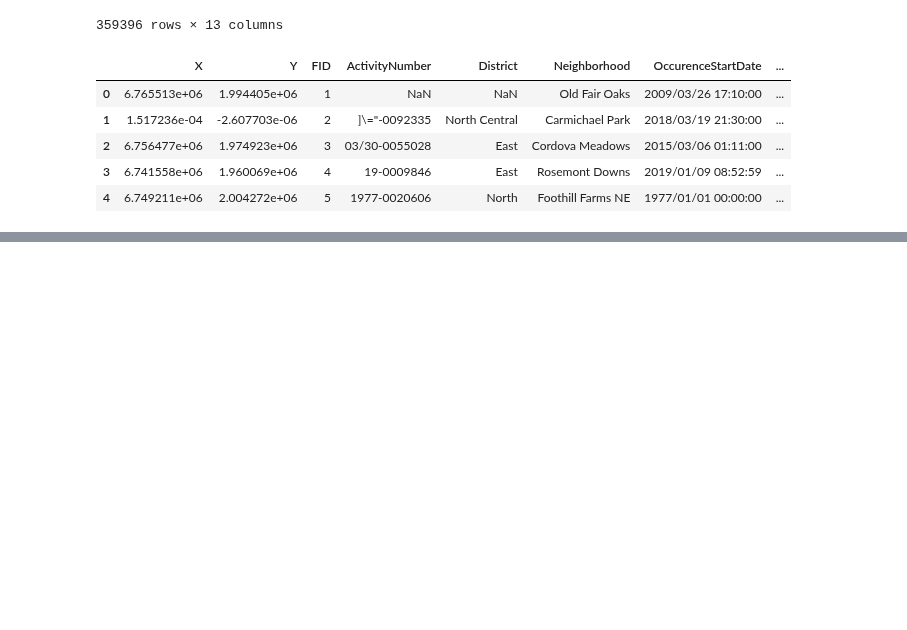
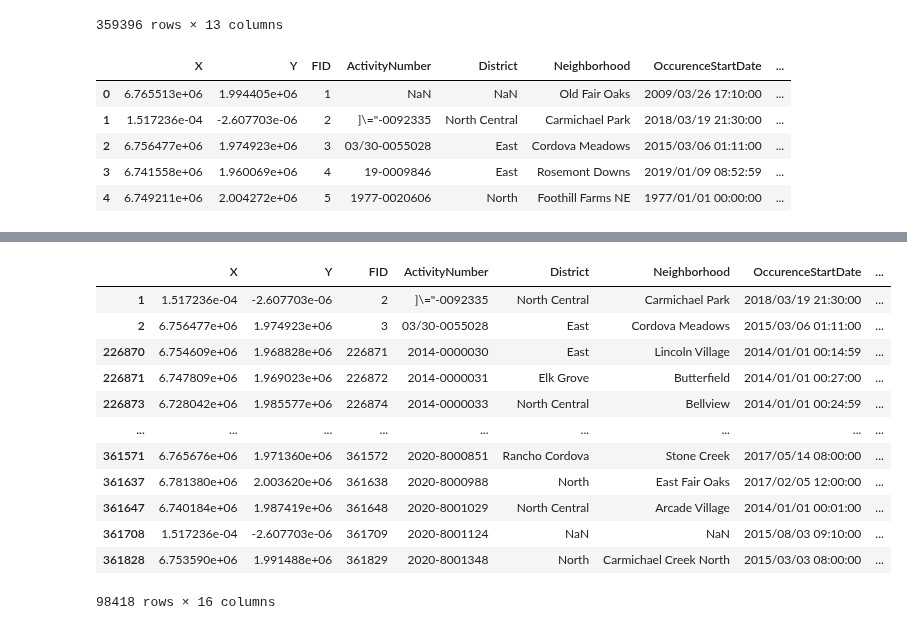
Before and after one commit to sean-galloway/Crime_and_Poverty, a Jupyter notebook: Crime_CleanUp.ipynb, the cells around one changed output, grey strips where cells are left out. Cells and saved outputs as stored; diff of their text form; code cells hidden in the pictures; blank space fills up the shorter version.

```diff
--- a/Crime_CleanUp.ipynb
+++ b/Crime_CleanUp.ipynb
@@ -128,0 +129,6 @@ preclean_crime_years_df
+# %%
+# Create a new PC column and simply have it be the PC number
+preclean_crime_years_df["PC"] = preclean_crime_years_df["PrimaryViolation"]
+preclean_crime_years_df["PC"] = preclean_crime_years_df["PC"].replace(r"PC (\d+(\.\d+)?).*", r"\1", regex=True)
+# preclean_crime_years_df.to_csv("./Resources/Crime_preclean.csv")
+preclean_crime_years_df.head()
@@ -128,0 +142,42 @@ preclean_crime_years_df
+# %%
+# Blank out the PC's we don't care about
+preclean_crime_years_df["PC"] = preclean_crime_years_df["PC"].replace(r".*WI .*", r"", regex=True)
+preclean_crime_years_df["PC"] = preclean_crime_years_df["PC"].replace(r".*US .*", r"", regex=True)
+preclean_crime_years_df["PC"] = preclean_crime_years_df["PC"].replace(r".*SCO .*", r"", regex=True)
+preclean_crime_years_df["PC"] = preclean_crime_years_df["PC"].replace(r".*SCC .*", r"", regex=True)
+preclean_crime_years_df["PC"] = preclean_crime_years_df["PC"].replace(r".*RCC .*", r"", regex=True)
+preclean_crime_years_df["PC"] = preclean_crime_years_df["PC"].replace(r".*PW .*", r"", regex=True)
+preclean_crime_years_df["PC"] = preclean_crime_years_df["PC"].replace(r".*HS .*", r"", regex=True)
+preclean_crime_years_df["PC"] = preclean_crime_years_df["PC"].replace(r".*HN .*", r"", regex=True)
+preclean_crime_years_df["PC"] = preclean_crime_years_df["PC"].replace(r".*FG .*", r"", regex=True)
+preclean_crime_years_df["PC"] = preclean_crime_years_df["PC"].replace(r".*EC .*", r"", regex=True)
+preclean_crime_years_df["PC"] = preclean_crime_years_df["PC"].replace(r".*CAD .*", r"", regex=True)
+preclean_crime_years_df["PC"] = preclean_crime_years_df["PC"].replace(r".*CA .*", r"", regex=True)
+preclean_crime_years_df["PC"] = preclean_crime_years_df["PC"].replace(r".*BP .*", r"", regex=True)
+preclean_crime_years_df["PC"] = preclean_crime_years_df["PC"].replace(r".*VC .*", r"", regex=True)
+
+# Get a list of the indexes where the PC is empty or NaN
+preclean_crime_pc_eq_null_index = preclean_crime_years_df.index[(preclean_crime_years_df["PC"] == "") |
+                                                                (preclean_crime_years_df["PC"].isnull()) ]
+
+# Drop the indexes where the OccuranceZipCode is empty or NaN
+clean_crime_df = preclean_crime_years_df.drop(preclean_crime_pc_eq_null_index, inplace=False)
+clean_crime_df["PC"] = clean_crime_df["PC"].astype(float)
+
+# Save the cleaned CSV
+clean_crime_df.to_csv("./Resources/Crime_clean.csv", index=False)
+clean_crime_df
+# %% [output]
+|  | X | Y | FID | ActivityNumber | District | Neighborhood | OccurenceStartDate | ... |
+| 1 | 1.517236e-04 | -2.607703e-06 | 2 | ]\="-0092335 | North Central | Carmichael Park | 2018/03/19 21:30:00 | ... |
+| 2 | 6.756477e+06 | 1.974923e+06 | 3 | 03/30-0055028 | East | Cordova Meadows | 2015/03/06 01:11:00 | ... |
+| 226870 | 6.754609e+06 | 1.968828e+06 | 226871 | 2014-0000030 | East | Lincoln Village | 2014/01/01 00:14:59 | ... |
+| 226871 | 6.747809e+06 | 1.969023e+06 | 226872 | 2014-0000031 | Elk Grove | Butterfield | 2014/01/01 00:27:00 | ... |
+| 226873 | 6.728042e+06 | 1.985577e+06 | 226874 | 2014-0000033 | North Central | Bellview | 2014/01/01 00:24:59 | ... |
+| ... | ... | ... | ... | ... | ... | ... | ... | ... |
+| 361571 | 6.765676e+06 | 1.971360e+06 | 361572 | 2020-8000851 | Rancho Cordova | Stone Creek | 2017/05/14 08:00:00 | ... |
+| 361637 | 6.781380e+06 | 2.003620e+06 | 361638 | 2020-8000988 | North | East Fair Oaks | 2017/02/05 12:00:00 | ... |
+| 361647 | 6.740184e+06 | 1.987419e+06 | 361648 | 2020-8001029 | North Central | Arcade Village | 2014/01/01 00:01:00 | ... |
+| 361708 | 1.517236e-04 | -2.607703e-06 | 361709 | 2020-8001124 | NaN | NaN | 2015/08/03 09:10:00 | ... |
+| 361828 | 6.753590e+06 | 1.991488e+06 | 361829 | 2020-8001348 | North | Carmichael Creek North | 2015/03/03 08:00:00 | ... |
+98418 rows × 16 columns
```
Also changed, not shown: parts of 4 cells of this notebook, 2 other files.
